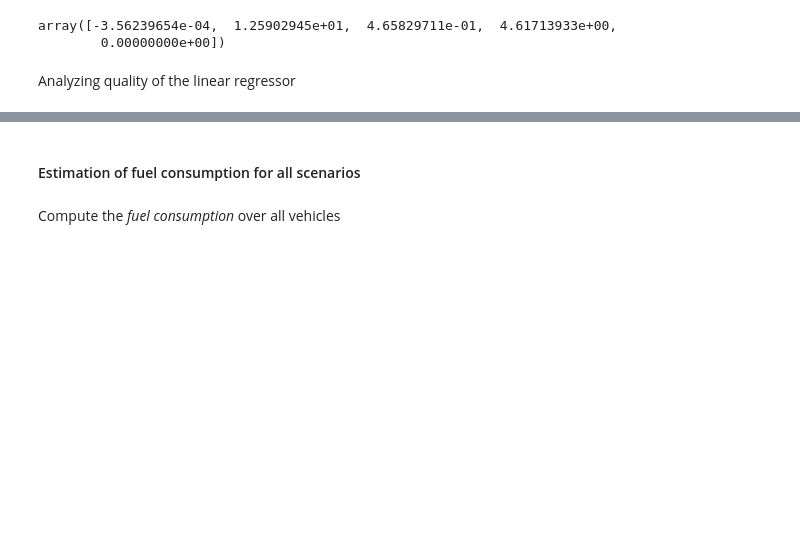
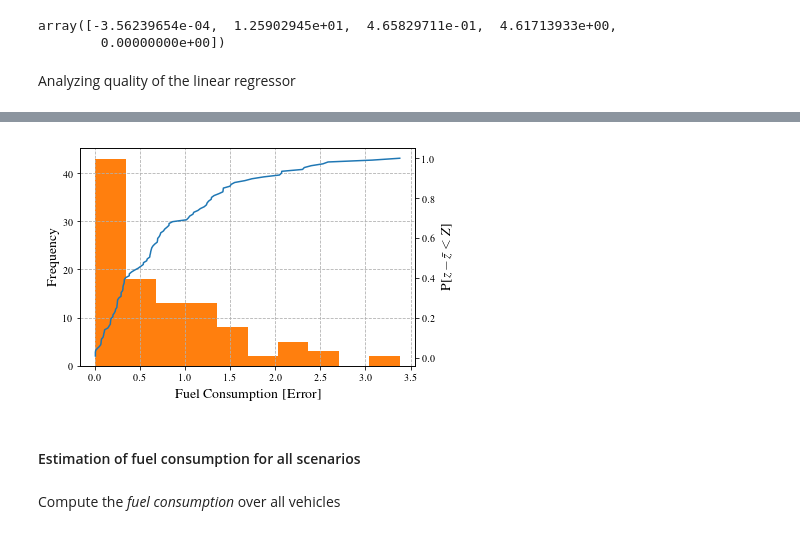
Before and after one commit to licit-lab/energy-impact-platoon, a Jupyter notebook: notebook/05-Evaluation.ipynb, the cells around one changed output, grey strips where cells are left out. Saved outputs shown, nothing was run; the diff lists cells and outputs as text; code cells hidden in the pictures; blank space fills up the shorter version.

```diff
--- a/notebook/05-Evaluation.ipynb
+++ b/notebook/05-Evaluation.ipynb
@@ -224,6 +222,26 @@ Warnings:
 [1] Standard Errors assume that the covariance matrix of the errors is correctly specified.
 [2] The condition number is large, 7.13e+04. This might indicate that there are
 strong multicollinearity or other numerical problems.
+# %%
+predicted = results_fu.predict(data_set[x_col])
+# %%
+error = (abs(predicted - data_set['y']))
+ecdf  = ECDF(error)
+# plt.plot(ecdf.x, ecdf.y);
+ax1 = plt.axes();
+ax2 = ax1.twinx()
+ax2.plot(ecdf.x, ecdf.y, color = 'tab:blue');
+ax1.set_ylabel('Frequency', fontsize = 14)
+ax2.set_ylabel(r'P[$z-\bar{z}<Z$]', fontsize = 14)
+ax1.grid(True, linestyle='--')
+ax1.hist(error.values, bins =10, color = 'tab:orange');
+ax1.set_xlabel('Fuel Consumption [Error]', fontsize = 14)
+
+# plt.xlabel('FC')
+# n
+plt.savefig('../output/ecdf.pdf',format='pdf', bbox_inches='tight')
+# %% [output]
+[figure, added]
 # %% [markdown]
 #### Estimation of fuel consumption for all scenarios
 # %%
```
Also changed, not shown: parts of 6 cells of this notebook.
